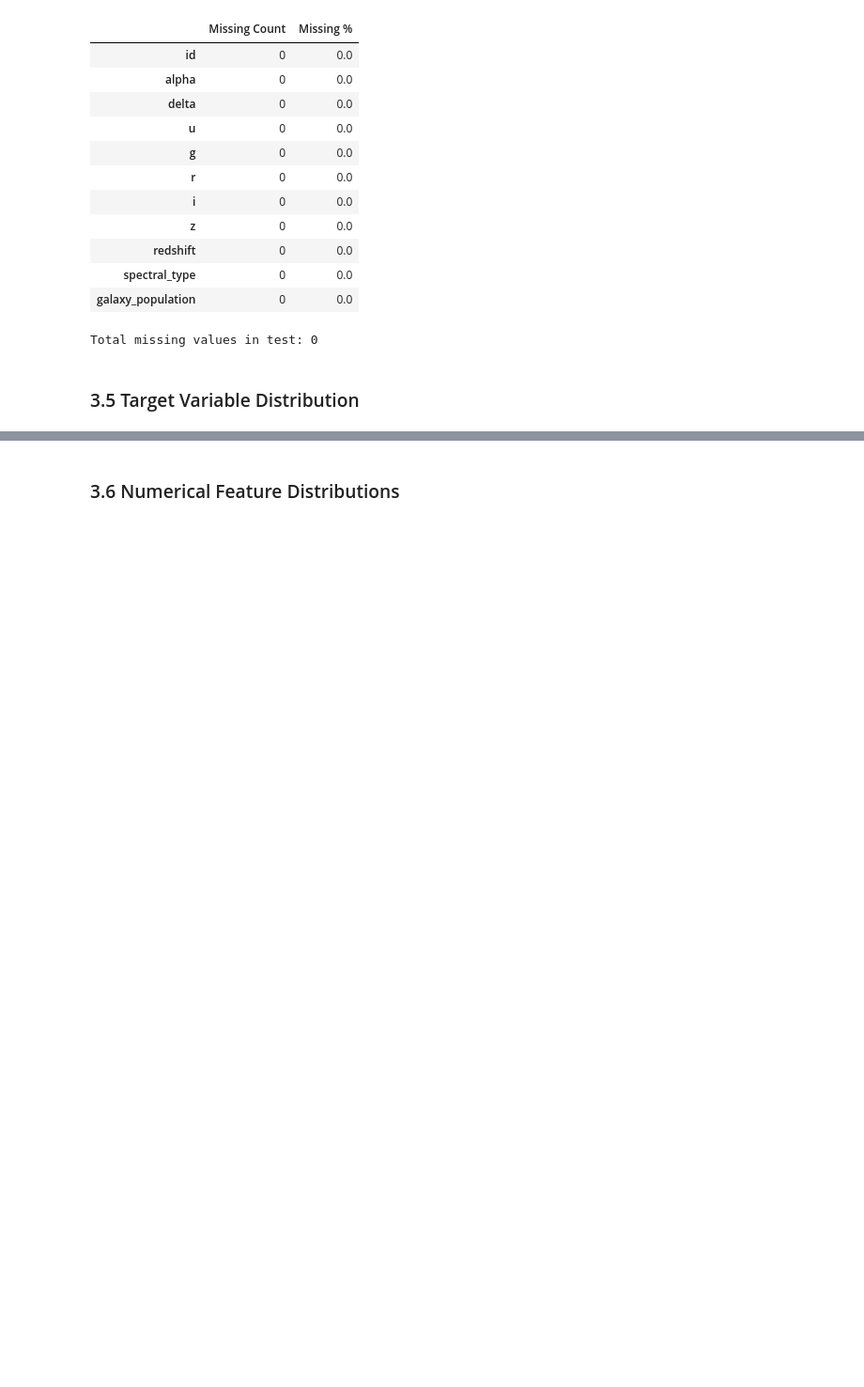
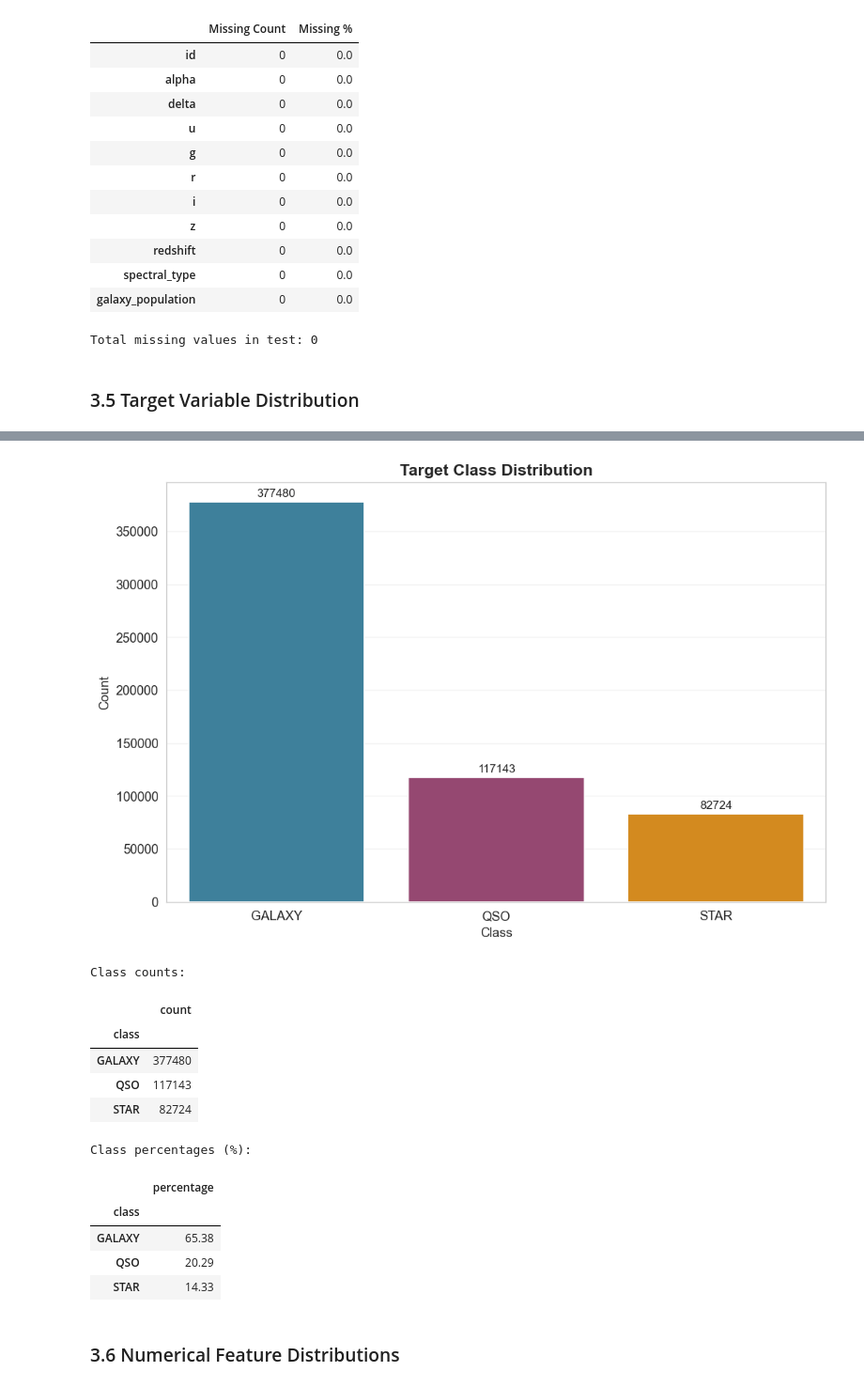
Before and after one commit to SavinduAbeysooriya/StellarClass-ML--Automated-Deep-Learning-Space-Classification, a Jupyter notebook: notebooks/stellar_classification.ipynb, the cells around one changed output, grey strips where cells are left out. Shown at 94% size. Drawn from its saved outputs; the diff is of its cells as text; code cells hidden in the pictures; blank space fills up the shorter version.

```diff
--- a/notebooks/stellar_classification.ipynb
+++ b/notebooks/stellar_classification.ipynb
@@ -509,3 +451,45 @@ Class Distribution Summary:
+# %%
+# ============================================================
+# 3.5 ?? Target Variable Distribution
+# ============================================================
+
+class_order = train_df['class'].value_counts().index.tolist()
+class_counts = train_df['class'].value_counts()
+class_pct = (train_df['class'].value_counts(normalize=True) * 100).round(2)
+
+fig, ax = plt.subplots(figsize=(9, 6))
+palette = {'GALAXY': '#2E86AB', 'QSO': '#A23B72', 'STAR': '#F18F01'}
+sns.countplot(data=train_df, x='class', order=class_order, palette=palette, ax=ax, edgecolor='white')
+ax.set_title('Target Class Distribution', fontsize=14, fontweight='bold')
+ax.set_xlabel('Class')
+ax.set_ylabel('Count')
+ax.grid(axis='y', alpha=0.25)
+
+for container in ax.containers:
+    ax.bar_label(container, padding=3, fontsize=10)
+
+plt.tight_layout()
+plt.savefig('../notebooks/target_distribution.png', dpi=150, bbox_inches='tight')
+plt.show()
+
+print('Class counts:')
+display(class_counts.to_frame(name='count'))
+print('\nClass percentages (%):')
+display(class_pct.to_frame(name='percentage'))
+# %% [output]
+[figure, added]
+Class counts:
+|  | count |
+| class |  |
+| GALAXY | 377480 |
+| QSO | 117143 |
+| STAR | 82724 |
+Class percentages (%):
+|  | percentage |
+| class |  |
+| GALAXY | 65.38 |
+| QSO | 20.29 |
+| STAR | 14.33 |
 # %% [markdown]
 ### 3.6 Numerical Feature Distributions
 # %%
```
Also changed, not shown: parts of 11 cells of this notebook, 4 other files.
